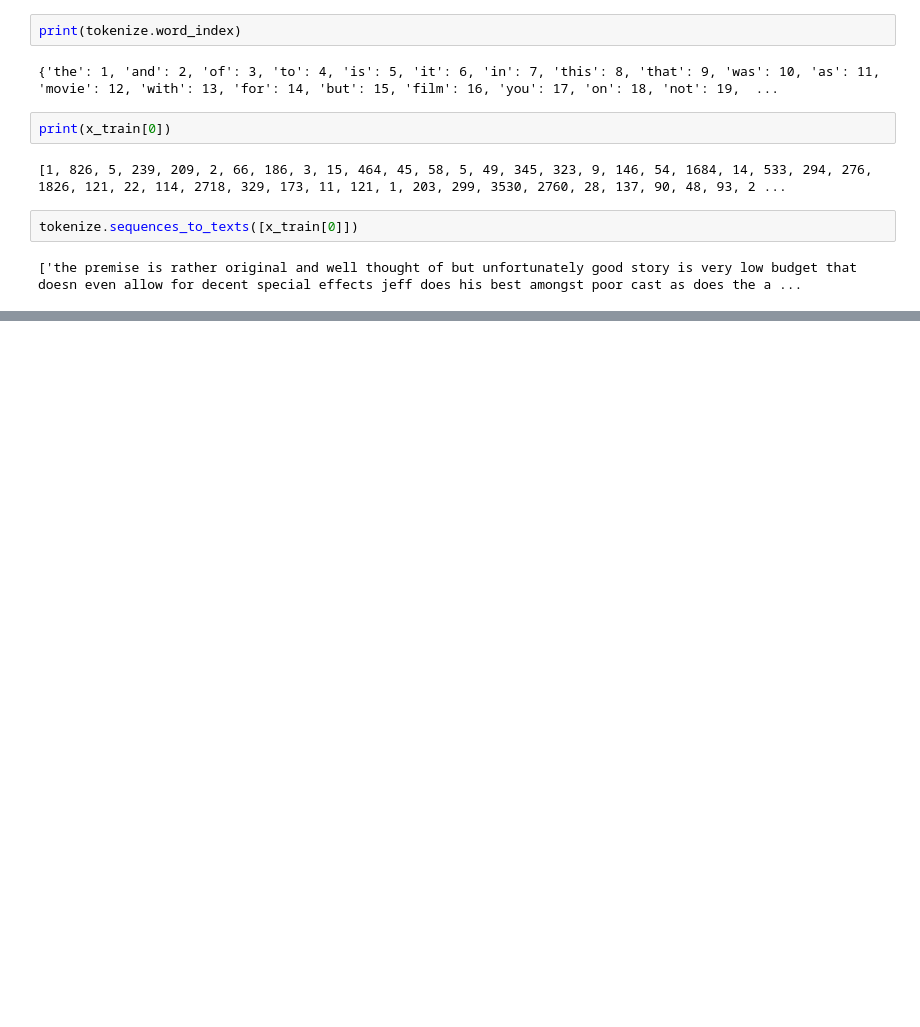
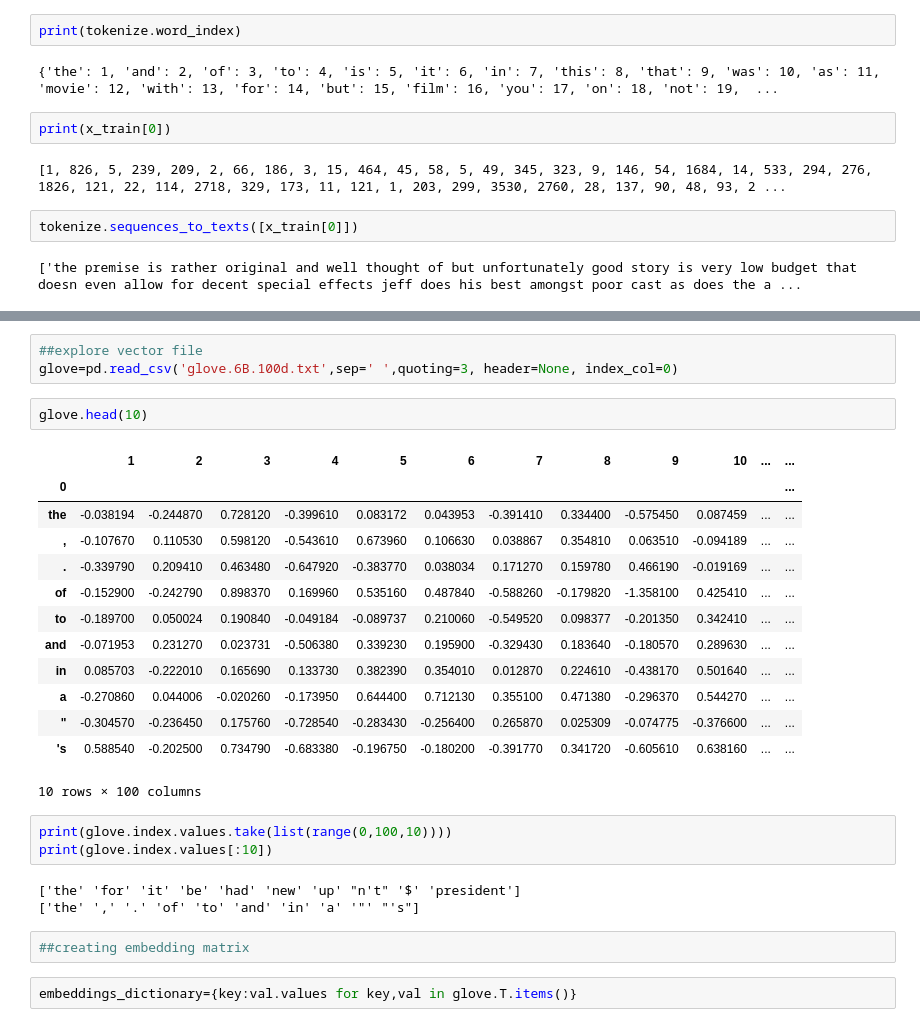
Before and after one commit to SwarnaUmasankar/NN, a Jupyter notebook: proj1.ipynb, the cells around one changed output, grey strips where cells are left out. Cells and saved outputs as stored; diff of their text form; blank space fills up the shorter version.

```diff
--- a/proj1.ipynb
+++ b/proj1.ipynb
@@ -264,0 +360,29 @@ tokenize.sequences_to_texts([x_train[0]])
+# %%
+##explore vector file
+glove=pd.read_csv('glove.6B.100d.txt',sep=' ',quoting=3, header=None, index_col=0)
+# %%
+glove.head(10)
+# %% [output]
+|  | 1 | 2 | 3 | 4 | 5 | 6 | 7 | 8 | 9 | 10 | ... | ... |
+| 0 |  |  |  |  |  |  |  |  |  |  |  | ... |
+| the | -0.038194 | -0.244870 | 0.728120 | -0.399610 | 0.083172 | 0.043953 | -0.391410 | 0.334400 | -0.575450 | 0.087459 | ... | ... |
+| , | -0.107670 | 0.110530 | 0.598120 | -0.543610 | 0.673960 | 0.106630 | 0.038867 | 0.354810 | 0.063510 | -0.094189 | ... | ... |
+| . | -0.339790 | 0.209410 | 0.463480 | -0.647920 | -0.383770 | 0.038034 | 0.171270 | 0.159780 | 0.466190 | -0.019169 | ... | ... |
+| of | -0.152900 | -0.242790 | 0.898370 | 0.169960 | 0.535160 | 0.487840 | -0.588260 | -0.179820 | -1.358100 | 0.425410 | ... | ... |
+| to | -0.189700 | 0.050024 | 0.190840 | -0.049184 | -0.089737 | 0.210060 | -0.549520 | 0.098377 | -0.201350 | 0.342410 | ... | ... |
+| and | -0.071953 | 0.231270 | 0.023731 | -0.506380 | 0.339230 | 0.195900 | -0.329430 | 0.183640 | -0.180570 | 0.289630 | ... | ... |
+| in | 0.085703 | -0.222010 | 0.165690 | 0.133730 | 0.382390 | 0.354010 | 0.012870 | 0.224610 | -0.438170 | 0.501640 | ... | ... |
+| a | -0.270860 | 0.044006 | -0.020260 | -0.173950 | 0.644400 | 0.712130 | 0.355100 | 0.471380 | -0.296370 | 0.544270 | ... | ... |
+| " | -0.304570 | -0.236450 | 0.175760 | -0.728540 | -0.283430 | -0.256400 | 0.265870 | 0.025309 | -0.074775 | -0.376600 | ... | ... |
+| 's | 0.588540 | -0.202500 | 0.734790 | -0.683380 | -0.196750 | -0.180200 | -0.391770 | 0.341720 | -0.605610 | 0.638160 | ... | ... |
+10 rows × 100 columns
+# %%
+print(glove.index.values.take(list(range(0,100,10))))
+print(glove.index.values[:10])
+# %% [output]
+['the' 'for' 'it' 'be' 'had' 'new' 'up' "n't" '$' 'president']
+['the' ',' '.' 'of' 'to' 'and' 'in' 'a' '"' "'s"]
+# %%
+##creating embedding matrix
+# %%
+embeddings_dictionary={key:val.values for key,val in glove.T.items()}
```
Also changed, not shown: parts of 15 cells of this notebook.
